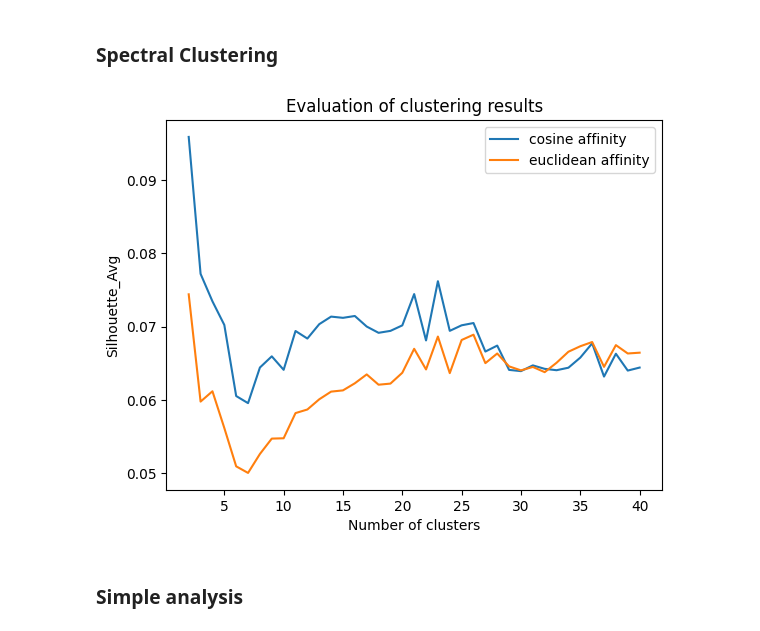
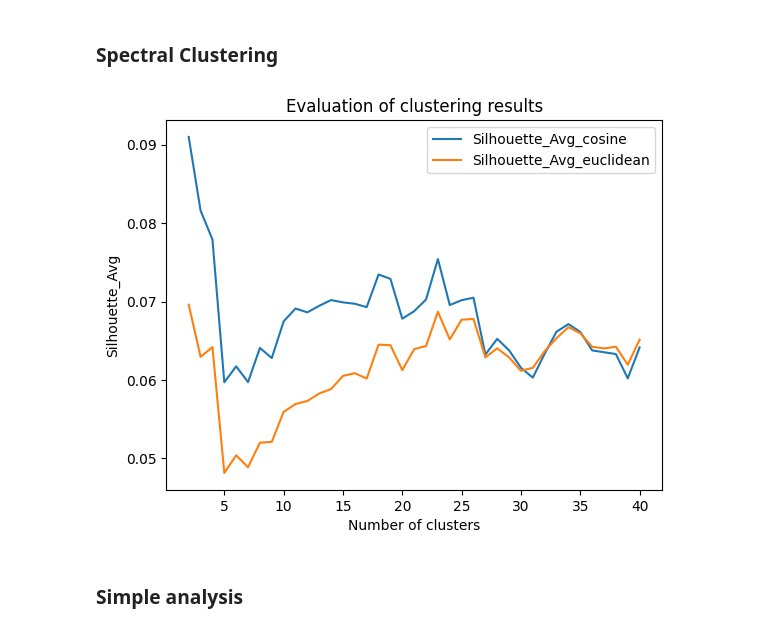
Before and after one commit to Geunhyeong-Han/shs-literature-text-mining, a Jupyter notebook: main.ipynb, the cells around one changed output. Cells and saved outputs as stored; diff of their text form; code cells hidden in the pictures.

```diff
--- a/main.ipynb
+++ b/main.ipynb
@@ -643,11 +644,13 @@ Number of components for 95% variance: 295
 # %% [markdown]
 ### Spectral Clustering
 # %%
+# find optimal cluster numbers
 vectorizer = TfidfVectorizer(vocabulary=select_keywords_list)
 tfidf_matrix = vectorizer.fit_transform(df['corpus'])
 
-svd = TruncatedSVD(n_components=n_components)
-reduced_data = svd.fit_transform(tfidf_matrix)
+# svd = TruncatedSVD(n_components=n_components)
+# reduced_data = svd.fit_transform(tfidf_matrix)
+reduced_data = tfidf_matrix
 
 metrics = ['cosine', 'euclidean']
 
@@ -657,35 +660,35 @@ results = {}
 
 for metric in metrics:
     results[metric] = []
 
     for n_clusters in cluster_range:
         silhouette_avg_list = []
 
         # 유사도/거리 행렬 생성
         if metric == 'cosine':
             similarity_matrix = cosine_similarity(reduced_data)
         elif metric == 'euclidean':
             similarity_matrix = euclidean_distances(reduced_data)
 
         # Spectral Clustering 실행 (10번 반복)
         for _ in range(10):
             sc = SpectralClustering(n_clusters=n_clusters, random_state=0).fit(reduced_data)
             labels=sc.labels_
 
             silhouette_avg_list.append(silhouette_score(similarity_matrix, labels))
 
         results[metric].append(np.mean(silhouette_avg_list))
 
 for metric in metrics:
-    plt.plot(cluster_range, results[metric], label=f'{metric} affinity')
+    plt.plot(cluster_range, results[metric], label=f'Silhouette_Avg_{metric}')
 
 plt.title('Evaluation of clustering results')
 plt.xlabel('Number of clusters')
 plt.ylabel('Silhouette_Avg')
 plt.legend()
 plt.show()
 # %% [output]
-[figure, old version]
+[figure, new version]
 # %% [markdown]
 ### Simple analysis
 # %% [markdown]
```
Also changed, not shown: parts of 6 cells of this notebook.
